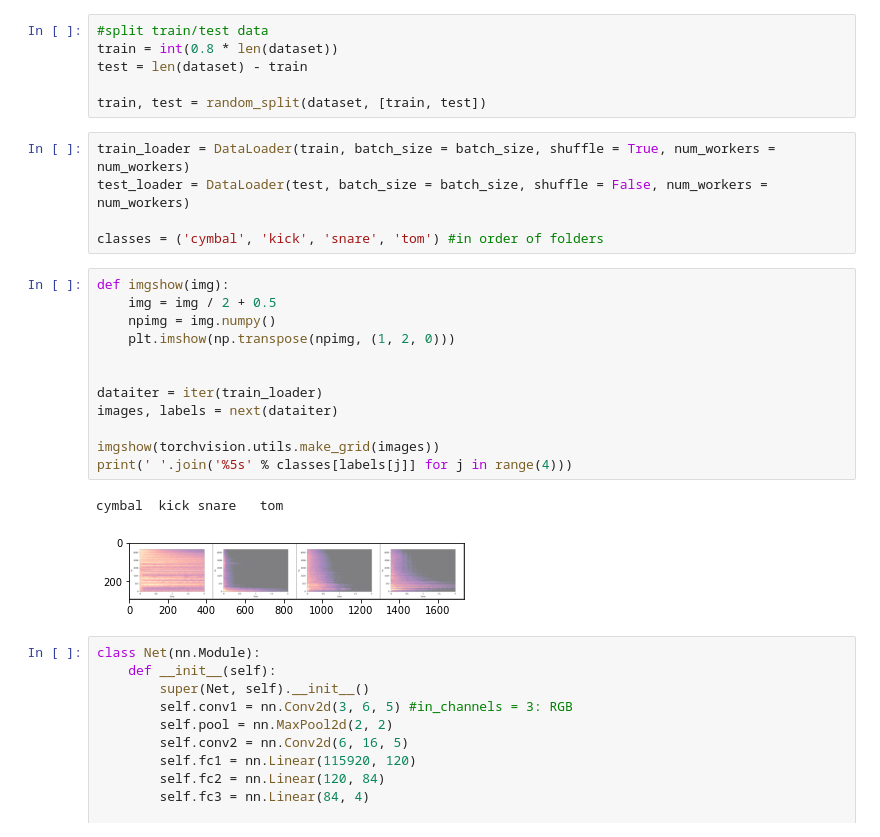
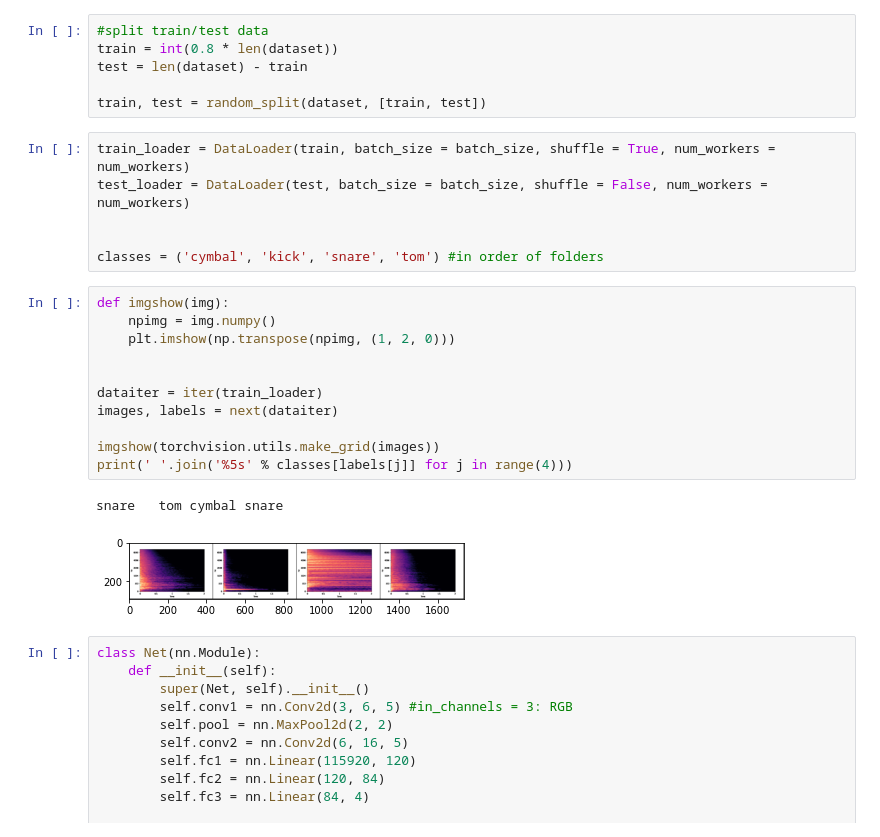
Before and after one commit to erinlopez/ADT, a Jupyter notebook: drums pytorch.ipynb, the cells around one changed output. Saved outputs shown, nothing was run; the diff lists cells and outputs as text.

```diff
--- a/drums pytorch.ipynb
+++ b/drums pytorch.ipynb
@@ -32,22 +32,22 @@ train, test = random_split(dataset, [train, test])
 train_loader = DataLoader(train, batch_size = batch_size, shuffle = True, num_workers = num_workers)
 test_loader = DataLoader(test, batch_size = batch_size, shuffle = False, num_workers = num_workers)
 
+
 classes = ('cymbal', 'kick', 'snare', 'tom') #in order of folders
 # %%
 def imgshow(img):
-    img = img / 2 + 0.5
     npimg = img.numpy()
     plt.imshow(np.transpose(npimg, (1, 2, 0)))
 
 
 dataiter = iter(train_loader)
 images, labels = next(dataiter)
 
 imgshow(torchvision.utils.make_grid(images))
 print(' '.join('%5s' % classes[labels[j]] for j in range(4)))
 # %% [output]
-cymbal  kick snare   tom
+snare   tom cymbal snare
-[figure, old version]
+[figure, new version]
 # %%
 class Net(nn.Module):
     def __init__(self):
```
Also changed, not shown: parts of 6 cells of this notebook.
